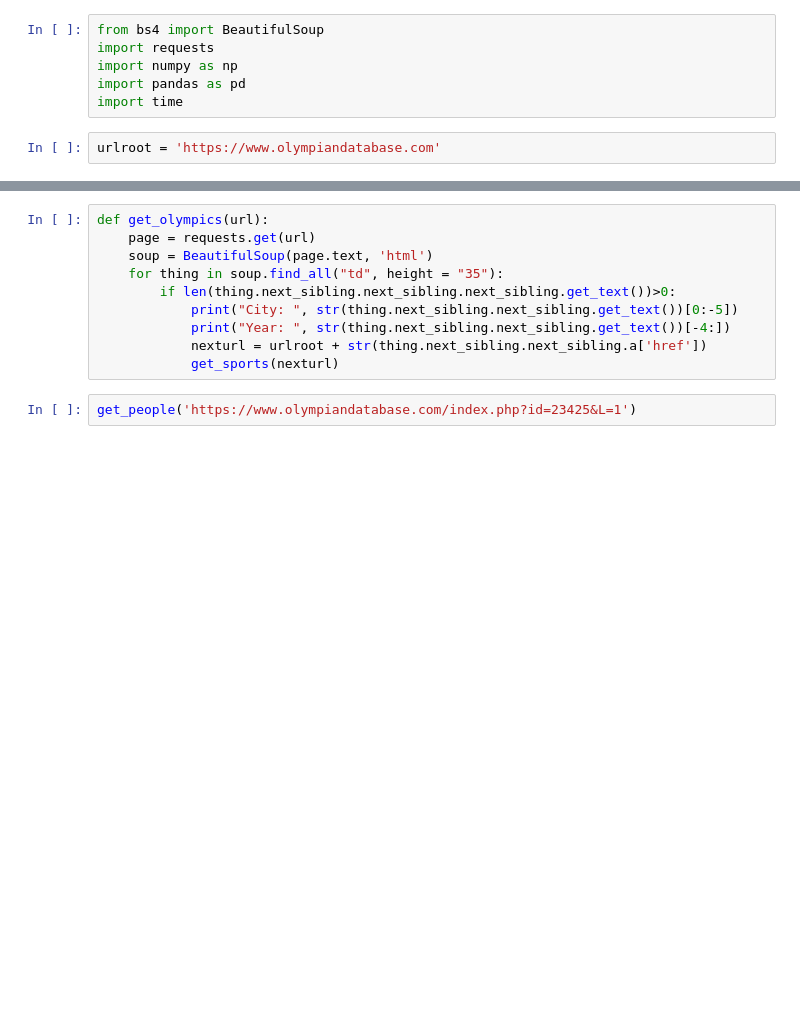
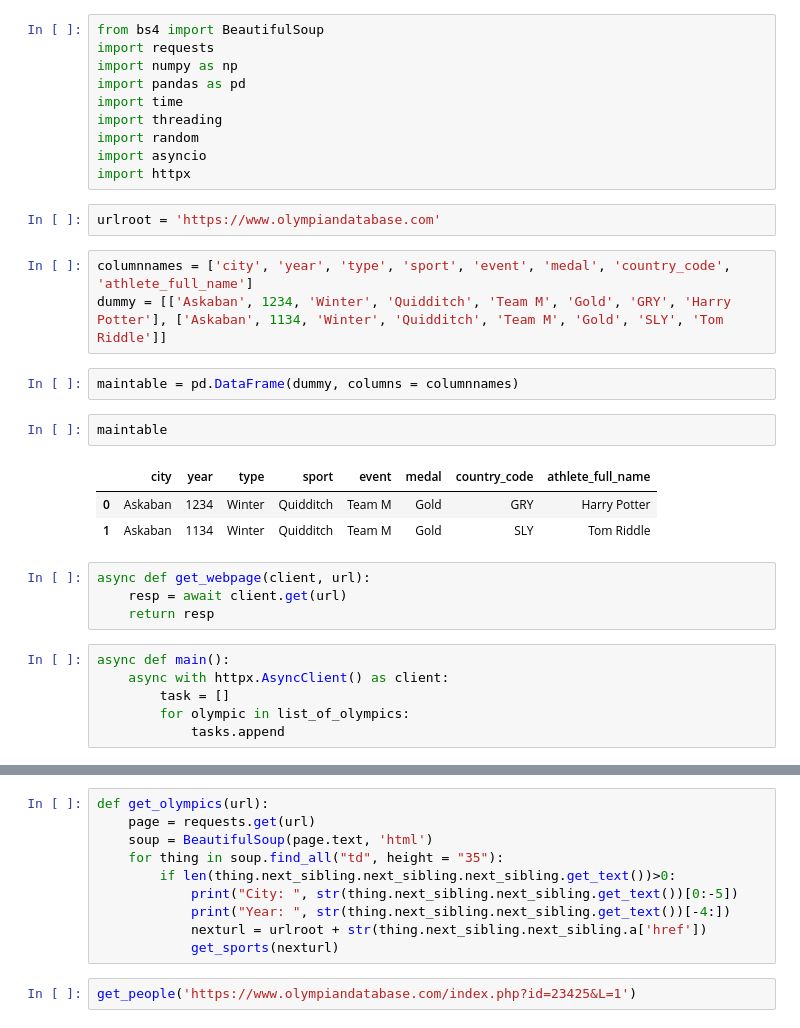
Before and after one commit to Maharan/snow, a Jupyter notebook: python_scripts/code.ipynb, the cells around one changed output, grey strips where cells are left out. Saved outputs shown, nothing was run; the diff lists cells and outputs as text; blank space fills up the shorter version.

```diff
--- a/python_scripts/code.ipynb
+++ b/python_scripts/code.ipynb
@@ -4,6 +4,31 @@ import requests
 import numpy as np
 import pandas as pd
 import time
+import threading
+import random
+import asyncio
+import httpx
 # %%
 urlroot = 'https://www.olympiandatabase.com'
+# %%
+columnnames = ['city', 'year', 'type', 'sport', 'event', 'medal', 'country_code', 'athlete_full_name']
+dummy = [['Askaban', 1234, 'Winter', 'Quidditch', 'Team M', 'Gold', 'GRY', 'Harry Potter'], ['Askaban', 1134, 'Winter', 'Quidditch', 'Team M', 'Gold', 'SLY', 'Tom Riddle']]
+# %%
+maintable = pd.DataFrame(dummy, columns = columnnames)
+# %%
+maintable
+# %% [output]
+|  | city | year | type | sport | event | medal | country_code | athlete_full_name |
+| 0 | Askaban | 1234 | Winter | Quidditch | Team M | Gold | GRY | Harry Potter |
+| 1 | Askaban | 1134 | Winter | Quidditch | Team M | Gold | SLY | Tom Riddle |
+# %%
+async def get_webpage(client, url):
+    resp = await client.get(url)
+    return resp
+# %%
+async def main():
+    async with httpx.AsyncClient() as client:
+        task = []
+        for olympic in list_of_olympics:
+            tasks.append
 # %%
```
Also changed, not shown: parts of 31 cells of this notebook.
